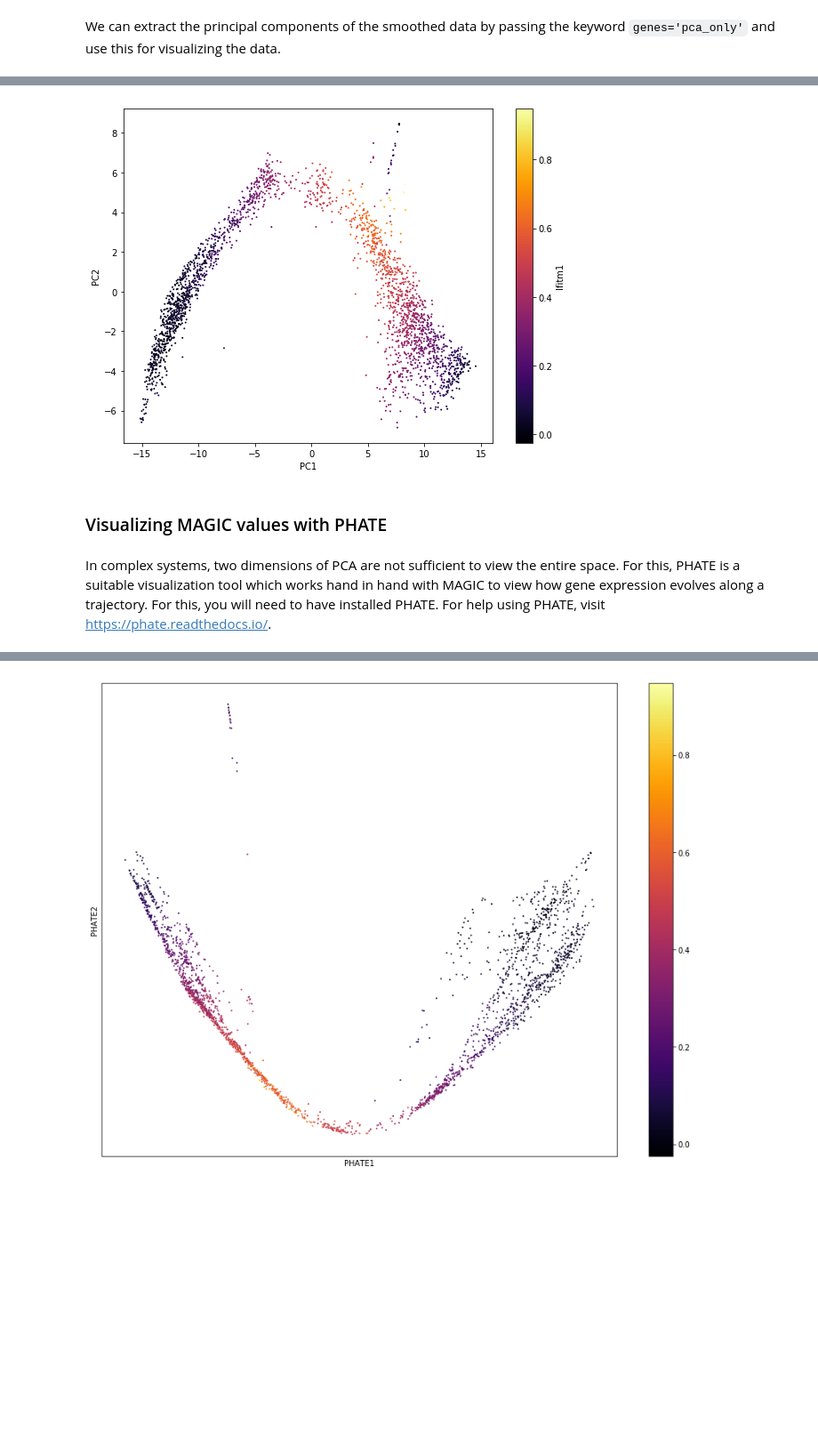
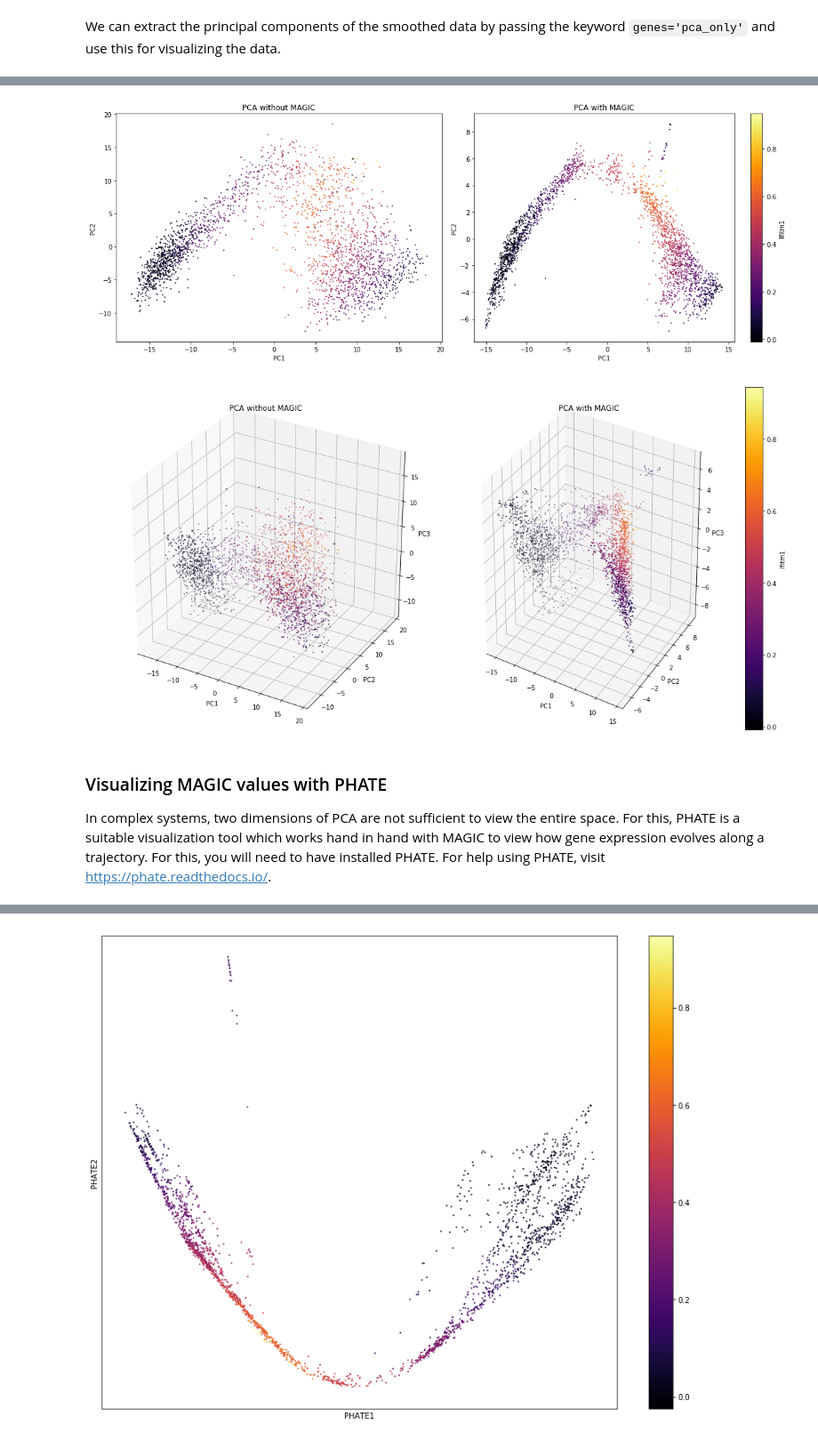
Before and after one commit to KrishnaswamyLab/MAGIC, a Jupyter notebook: python/tutorial_notebooks/bonemarrow_tutorial.ipynb, the cells around one changed output, grey strips where cells are left out. Shown: that part at 89% size. Saved outputs shown, nothing was run; the diff lists cells and outputs as text; code cells hidden in the pictures; blank space fills up the shorter version.

Commit message:
added pca and phate to python tutorials

```diff
--- a/python/tutorial_notebooks/bonemarrow_tutorial.ipynb
+++ b/python/tutorial_notebooks/bonemarrow_tutorial.ipynb
@@ -256,18 +256,56 @@ bmmsc_magic_pca.head()
 5 rows × 100 columns
+# %%
+from sklearn.decomposition import PCA
+bmmsc_pca = PCA(n_components=3).fit_transform(np.array(bmmsc_data))
 # %%
-fig, ax = plt.subplots(1,1, figsize=(8, 6))
-points1 = ax.scatter(bmmsc_magic_pca["PC1"], bmmsc_magic_pca["PC2"], c=bmmsc_magic['Ifitm1'], cmap='inferno', s=1)
-ax.set_xlabel('PC1')
-ax.set_ylabel('PC2')
+fig, (ax1, ax2) = plt.subplots(1,2, figsize=(16, 6))
+
+points1 = ax1.scatter(bmmsc_pca[:,0], bmmsc_pca[:,1], c=bmmsc_magic['Ifitm1'], cmap='inferno', s=1)
+ax1.set_xlabel('PC1')
+ax1.set_ylabel('PC2')
+ax1.set_title('PCA without MAGIC')
+
+points2 = ax2.scatter(bmmsc_magic_pca["PC1"], bmmsc_magic_pca["PC2"], c=bmmsc_magic['Ifitm1'], cmap='inferno', s=1)
+ax2.set_xlabel('PC1')
+ax2.set_ylabel('PC2')
+ax2.set_title('PCA with MAGIC')
+
+
 plt.colorbar(points1, label='Ifitm1')
 plt.tight_layout()
-
 plt.show()
 # %% [output]
-[figure, old version]
+[figure, new version]
-# %% [markdown]
-### Visualizing MAGIC values with PHATE
+# %%
+from mpl_toolkits.mplot3d import Axes3D
+
+fig = plt.figure(figsize=(16,8))
+
+ax1 = fig.add_subplot(121, projection='3d')
+points1 = ax1.scatter(bmmsc_pca[:,0], bmmsc_pca[:,1], bmmsc_pca[:,2],
+                      c=bmmsc_magic['Ifitm1'], cmap='inferno', s=1)
+ax1.set_xlabel('PC1')
+ax1.set_ylabel('PC2')
+ax1.set_zlabel('PC3')
+ax1.set_title('PCA without MAGIC')
+
+ax2 = fig.add_subplot(122, projection='3d')
+points2 = ax2.scatter(bmmsc_magic_pca["PC1"], bmmsc_magic_pca["PC2"], bmmsc_magic_pca["PC3"],
+                      c=bmmsc_magic['Ifitm1'], cmap='inferno', s=1)
+ax2.set_xlabel('PC1')
+ax2.set_ylabel('PC2')
+ax2.set_zlabel('PC3')
+ax2.set_title('PCA with MAGIC')
+
+
+plt.colorbar(points1, label='Ifitm1')
+plt.tight_layout()
+plt.show()
+# %% [output]
+[figure, added]
 # %% [markdown]
+### Visualizing MAGIC values with PHATE
+
 In complex systems, two dimensions of PCA are not sufficient to view the entire space. For this, PHATE is a suitable visualization tool which works hand in hand with MAGIC to view how gene expression evolves along a trajectory. For this, you will need to have installed PHATE. For help using PHATE, visit https://phate.readthedocs.io/.
 # %%
 !pip install --user phate
```
Also changed, not shown: parts of 5 cells of this notebook, 1 other file.
